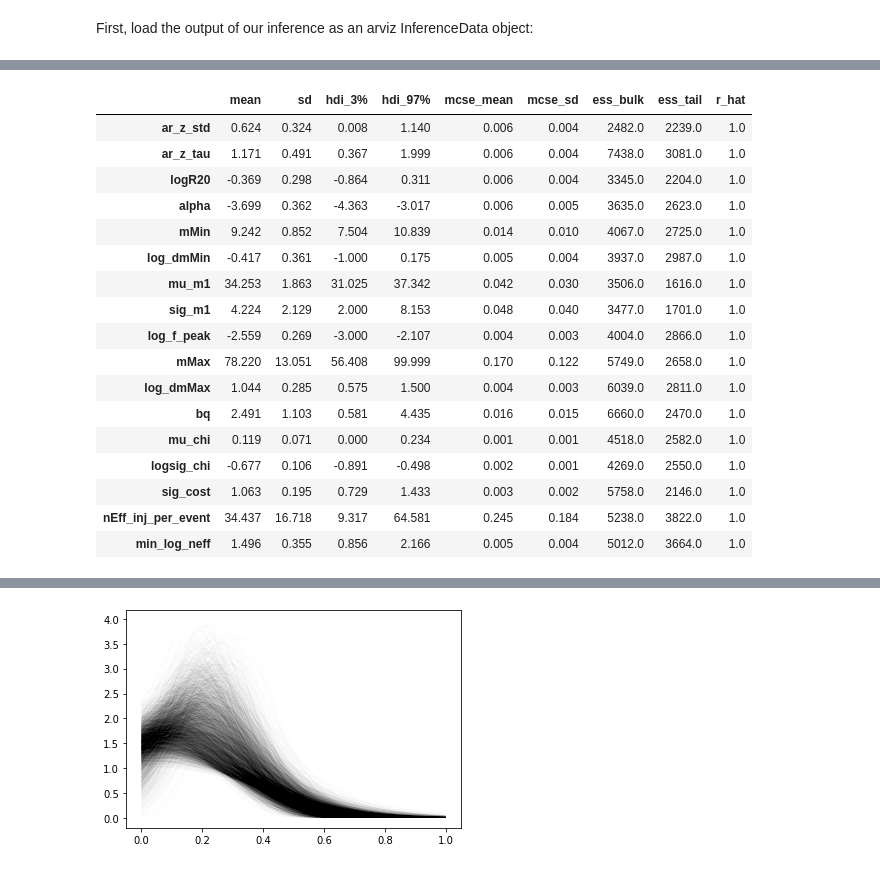
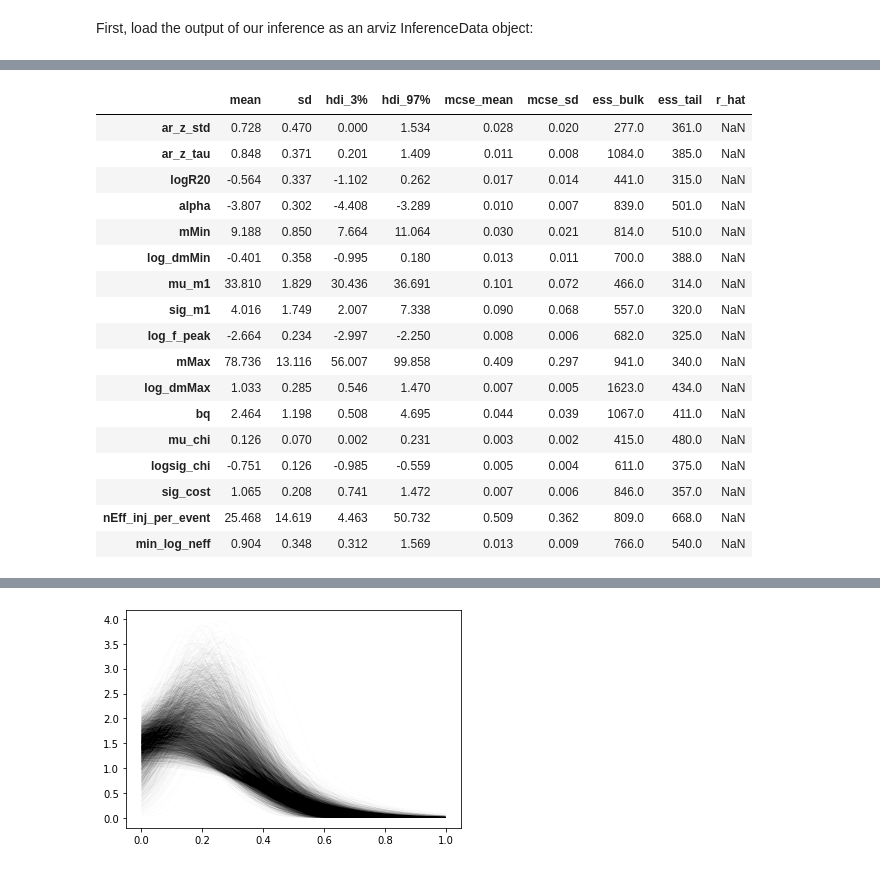
Before and after one commit to tcallister/autoregressive-bbh-inference, a Jupyter notebook: data/inspect_ar_z.ipynb, the cells around one changed output, grey strips where cells are left out. Cells and saved outputs as stored; diff of their text form; code cells hidden in the pictures.

```diff
--- a/data/inspect_ar_z.ipynb
+++ b/data/inspect_ar_z.ipynb
@@ -9,8 +9,8 @@ az.rcParams["plot.max_subplots"] = 80
 # %% [markdown]
 First, load the output of our inference as an arviz InferenceData object:
 # %%
-#data = az.from_netcdf("ar_z.cdf")
-data = az.from_netcdf("/mnt/ceph/users/tcallister/autoregressive-bbh-inference-data/ar_z_tauMax_2_relaxed.cdf")
+data = az.from_netcdf("ar_z_sfr.cdf")
+#data = az.from_netcdf("/mnt/ceph/users/tcallister/autoregressive-bbh-inference-data/ar_z_tauMax_2_relaxed.cdf")
 az.summary(data,["ar_z_std",
                  "ar_z_tau",
                  "logR20",
@@ -32,21 +33,21 @@ az.summary(data,["ar_z_std",
 |  | mean | sd | hdi_3% | hdi_97% | mcse_mean | mcse_sd | ess_bulk | ess_tail | r_hat |
-| ar_z_std | 0.624 | 0.324 | 0.008 | 1.140 | 0.006 | 0.004 | 2482.0 | 2239.0 | 1.0 |
-| ar_z_tau | 1.171 | 0.491 | 0.367 | 1.999 | 0.006 | 0.004 | 7438.0 | 3081.0 | 1.0 |
-| logR20 | -0.369 | 0.298 | -0.864 | 0.311 | 0.006 | 0.004 | 3345.0 | 2204.0 | 1.0 |
-| alpha | -3.699 | 0.362 | -4.363 | -3.017 | 0.006 | 0.005 | 3635.0 | 2623.0 | 1.0 |
-| mMin | 9.242 | 0.852 | 7.504 | 10.839 | 0.014 | 0.010 | 4067.0 | 2725.0 | 1.0 |
-| log_dmMin | -0.417 | 0.361 | -1.000 | 0.175 | 0.005 | 0.004 | 3937.0 | 2987.0 | 1.0 |
-| mu_m1 | 34.253 | 1.863 | 31.025 | 37.342 | 0.042 | 0.030 | 3506.0 | 1616.0 | 1.0 |
-| sig_m1 | 4.224 | 2.129 | 2.000 | 8.153 | 0.048 | 0.040 | 3477.0 | 1701.0 | 1.0 |
-| log_f_peak | -2.559 | 0.269 | -3.000 | -2.107 | 0.004 | 0.003 | 4004.0 | 2866.0 | 1.0 |
-| mMax | 78.220 | 13.051 | 56.408 | 99.999 | 0.170 | 0.122 | 5749.0 | 2658.0 | 1.0 |
-| log_dmMax | 1.044 | 0.285 | 0.575 | 1.500 | 0.004 | 0.003 | 6039.0 | 2811.0 | 1.0 |
-| bq | 2.491 | 1.103 | 0.581 | 4.435 | 0.016 | 0.015 | 6660.0 | 2470.0 | 1.0 |
-| mu_chi | 0.119 | 0.071 | 0.000 | 0.234 | 0.001 | 0.001 | 4518.0 | 2582.0 | 1.0 |
-| logsig_chi | -0.677 | 0.106 | -0.891 | -0.498 | 0.002 | 0.001 | 4269.0 | 2550.0 | 1.0 |
-| sig_cost | 1.063 | 0.195 | 0.729 | 1.433 | 0.003 | 0.002 | 5758.0 | 2146.0 | 1.0 |
-| nEff_inj_per_event | 34.437 | 16.718 | 9.317 | 64.581 | 0.245 | 0.184 | 5238.0 | 3822.0 | 1.0 |
-| min_log_neff | 1.496 | 0.355 | 0.856 | 2.166 | 0.005 | 0.004 | 5012.0 | 3664.0 | 1.0 |
+| ar_z_std | 0.728 | 0.470 | 0.000 | 1.534 | 0.028 | 0.020 | 277.0 | 361.0 | NaN |
+| ar_z_tau | 0.848 | 0.371 | 0.201 | 1.409 | 0.011 | 0.008 | 1084.0 | 385.0 | NaN |
+| logR20 | -0.564 | 0.337 | -1.102 | 0.262 | 0.017 | 0.014 | 441.0 | 315.0 | NaN |
+| alpha | -3.807 | 0.302 | -4.408 | -3.289 | 0.010 | 0.007 | 839.0 | 501.0 | NaN |
+| mMin | 9.188 | 0.850 | 7.664 | 11.064 | 0.030 | 0.021 | 814.0 | 510.0 | NaN |
+| log_dmMin | -0.401 | 0.358 | -0.995 | 0.180 | 0.013 | 0.011 | 700.0 | 388.0 | NaN |
+| mu_m1 | 33.810 | 1.829 | 30.436 | 36.691 | 0.101 | 0.072 | 466.0 | 314.0 | NaN |
+| sig_m1 | 4.016 | 1.749 | 2.007 | 7.338 | 0.090 | 0.068 | 557.0 | 320.0 | NaN |
+| log_f_peak | -2.664 | 0.234 | -2.997 | -2.250 | 0.008 | 0.006 | 682.0 | 325.0 | NaN |
+| mMax | 78.736 | 13.116 | 56.007 | 99.858 | 0.409 | 0.297 | 941.0 | 340.0 | NaN |
+| log_dmMax | 1.033 | 0.285 | 0.546 | 1.470 | 0.007 | 0.005 | 1623.0 | 434.0 | NaN |
+| bq | 2.464 | 1.198 | 0.508 | 4.695 | 0.044 | 0.039 | 1067.0 | 411.0 | NaN |
+| mu_chi | 0.126 | 0.070 | 0.002 | 0.231 | 0.003 | 0.002 | 415.0 | 480.0 | NaN |
+| logsig_chi | -0.751 | 0.126 | -0.985 | -0.559 | 0.005 | 0.004 | 611.0 | 375.0 | NaN |
+| sig_cost | 1.065 | 0.208 | 0.741 | 1.472 | 0.007 | 0.006 | 846.0 | 357.0 | NaN |
+| nEff_inj_per_event | 25.468 | 14.619 | 4.463 | 50.732 | 0.509 | 0.362 | 809.0 | 668.0 | NaN |
+| min_log_neff | 0.904 | 0.348 | 0.312 | 1.569 | 0.013 | 0.009 | 766.0 | 540.0 | NaN |
 # %%
 az.plot_trace(data,
               ["ar_z_std",
```
Also changed, not shown: parts of 9 cells of this notebook, 5 other files.
